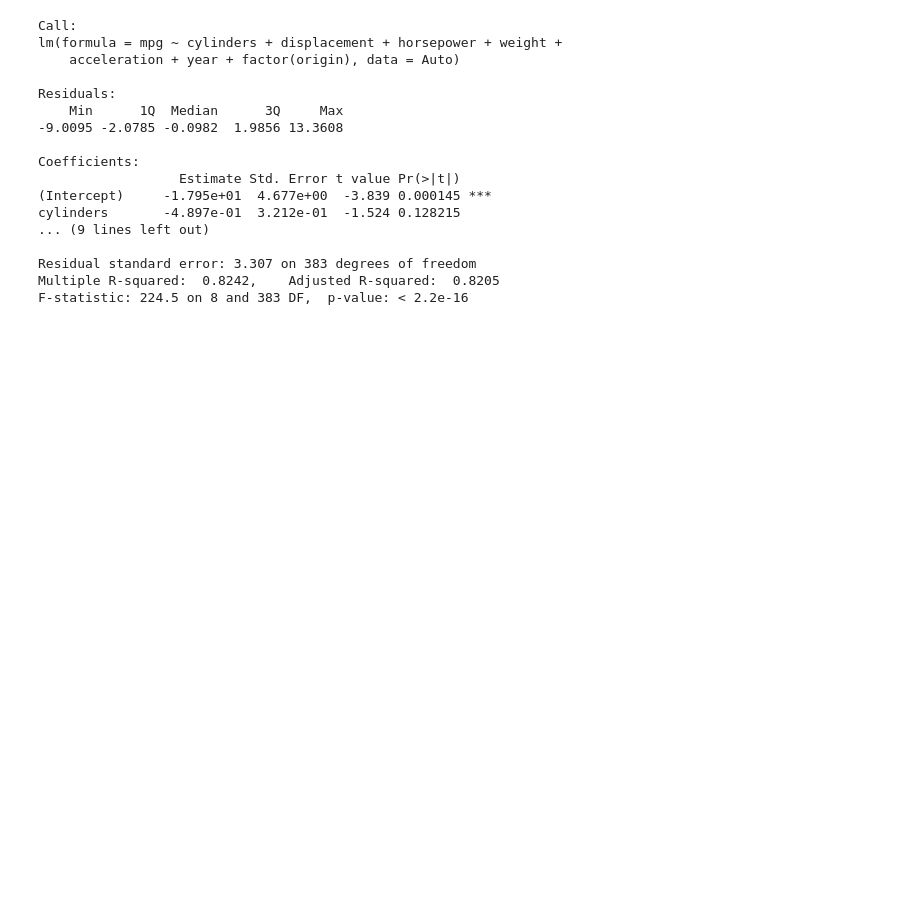
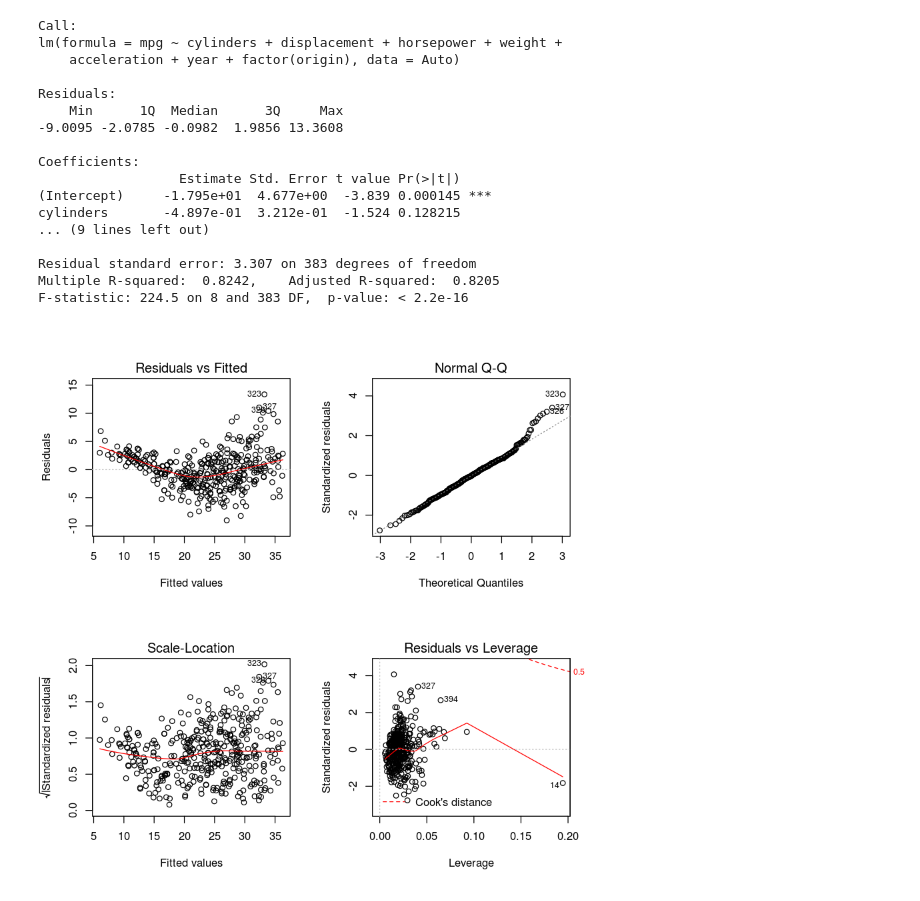
Before and after one commit to nickbuker/ISL_labs, a Jupyter notebook: notebooks/chapt3_applied.ipynb, the cells around one changed output. Drawn from its saved outputs; the diff is of its cells as text; code cells hidden in the pictures; blank space fills up the shorter version.

```diff
--- a/notebooks/chapt3_applied.ipynb
+++ b/notebooks/chapt3_applied.ipynb
@@ -67,7 +67,8 @@ corrplot(A, method='pie', type='upper')
 [figure]
 # %%
 # origin is factor rather than numeric feature
-lm.fit = lm(mpg~cylinders + displacement + horsepower + weight + acceleration + year + factor(origin), data = Auto)
+lm.fit = lm(mpg~cylinders + displacement + horsepower +
+            weight + acceleration + year + factor(origin), data = Auto)
 # %%
 summary(lm.fit)
 # %% [output]
@@ -88,3 +89,8 @@ cylinders       -4.897e-01  3.212e-01  -1.524 0.128215
 Residual standard error: 3.307 on 383 degrees of freedom
 Multiple R-squared:  0.8242,    Adjusted R-squared:  0.8205
 F-statistic: 224.5 on 8 and 383 DF,  p-value: < 2.2e-16
+# %%
+par(mfrow=c(2,2))
+plot(lm.fit)
+# %% [output]
+[figure, added]
```
Also changed, not shown: parts of 14 cells of this notebook, 1 other file.
